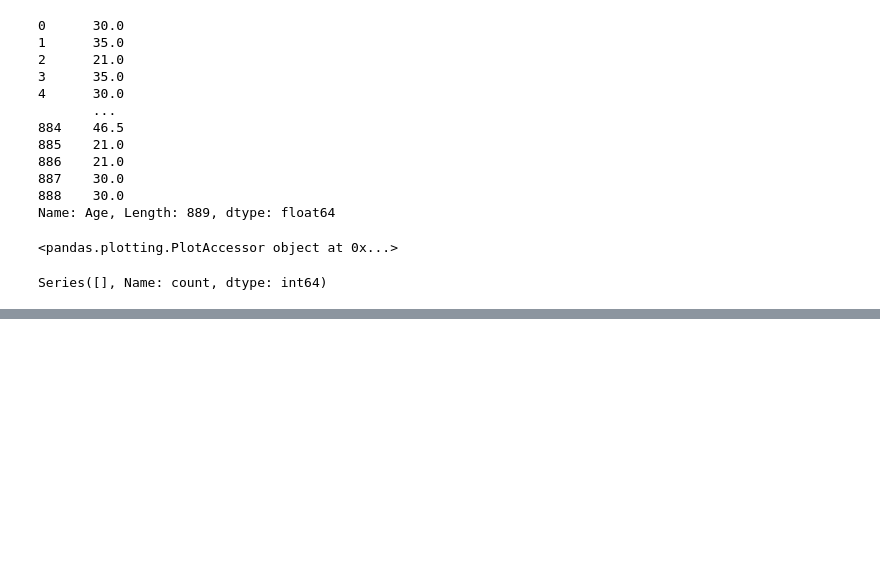
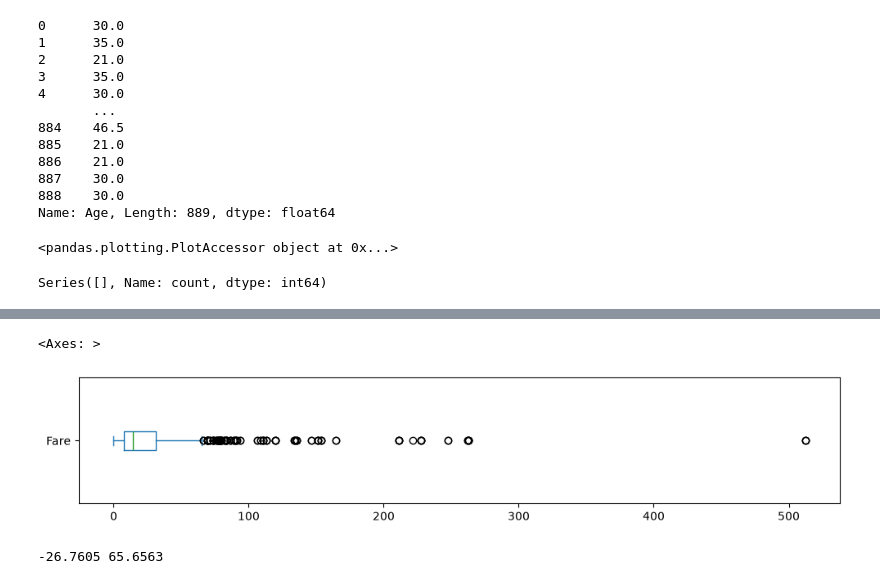
Before and after one commit to prof-screw/DSML, a Jupyter notebook: Week06/Data_manipulation.ipynb, the cells around one changed output, grey strips where cells are left out. Saved outputs shown, nothing was run; the diff lists cells and outputs as text; code cells hidden in the pictures; blank space fills up the shorter version.

Commit message:
Data_manipulation outliers

```diff
--- a/Week06/Data_manipulation.ipynb
+++ b/Week06/Data_manipulation.ipynb
@@ -66,4 +64,4 @@ ValueError: cannot insert Initials, already exists
 # %%
-titanic_df.drop(columns="Title", inplace=True)
+# titanic_df.drop(columns="Title", inplace=True)
 titanic_df.head(5)
 # %% [output]
@@ -71,5 +74,5 @@ KeyError: "['Title'] not found in axis"
 # %%
 #insert a new row
-titanic_df.loc[891,:]=[ 0,3, "Braund, Mr. Owen Harris", "Mr", "male", 22.0,1,0, "A/5 21171", 7.2500, pd.NA, "S"]
+# titanic_df.loc[891,:]=[ 0,3, "Braund, Mr. Owen Harris", "Mr", "male", 22.0,1,0, "A/5 21171", 7.2500, pd.NA, "S"]
 titanic_df.tail(5)
 # %% [output]
@@ -198,0 +219,8 @@ Series([], Name: count, dtype: int64)
+# %%
+q1= titanic_df_fillAge_with_initial.Age.quantile(q=0.25)
+q3= titanic_df_fillAge_with_initial.Age.quantile(q=0.75)
+
+iqr= q3-q1
+
+maximum= q3+(1.5*iqr)
+minimum= q1-(1.5*iqr)
@@ -198,0 +233,5 @@ Series([], Name: count, dtype: int64)
+# %%
+titanic_df_fillAge_outlierAge= titanic_df_fillAge_with_initial[
+    (titanic_df_fillAge_with_initial.Age <= maximum ) | (titanic_df_fillAge_with_initial.Age >=minimum)
+]
+titanic_df_fillAge_outlierAge.head()
@@ -198,0 +245,17 @@ Series([], Name: count, dtype: int64)
+# %%
+titanic_df_fillAge_outlierAge.Fare.plot(kind="box", vert=False, figsize= (12,2))
+# %% [output]
+<Axes: >
+[figure, added]
+# %%
+q1= titanic_df_fillAge_outlierAge.Fare.quantile(q=0.25)
+q3= titanic_df_fillAge_outlierAge.Fare.quantile(q=0.75)
+
+iqr= q3-q1
+
+maximum= q3+(1.5*iqr)
+minimum= q1-(1.5*iqr)
+
+print(minimum , maximum )
+# %% [output]
+-26.7605 65.6563
```
Also changed, not shown: parts of 9 cells of this notebook.
